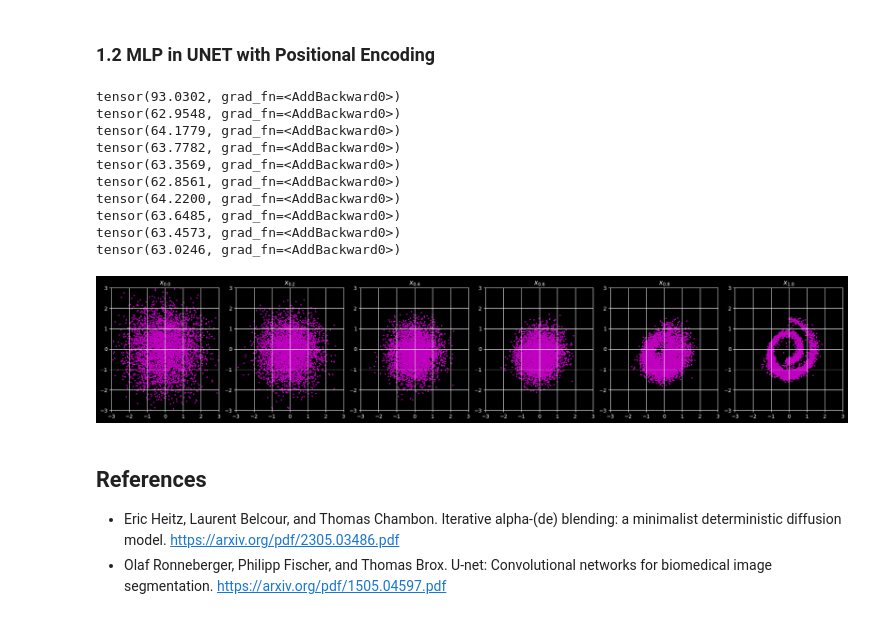
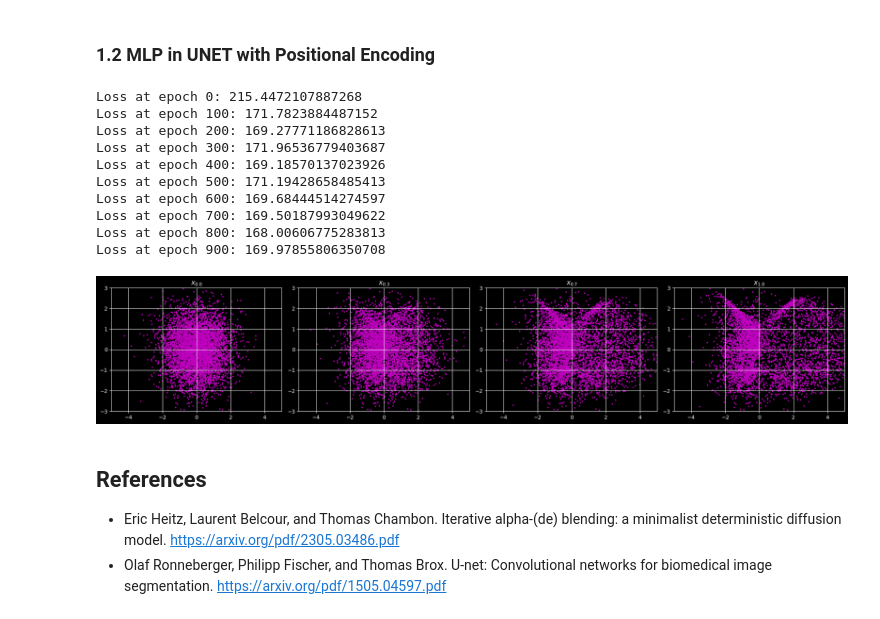
Before and after one commit to AlfredPichard/LADMG, a Jupyter notebook: introduction_notebooks/pichard_alfred/alpha_(de)blending.ipynb, the cells around one changed output. Drawn from its saved outputs; the diff is of its cells as text; code cells hidden in the pictures.

```diff
--- a/introduction_notebooks/pichard_alfred/alpha_(de)blending.ipynb
+++ b/introduction_notebooks/pichard_alfred/alpha_(de)blending.ipynb
@@ -90,17 +149,17 @@ class AlphaDeblendMLP(nn.Module):
 # %%
-BATCH_SIZE = 256
-EPOCHS = 5000
+BATCH_SIZE = 512
+EPOCHS = 20001
 LR = 0.001
 
-model = AlphaDeblendMLP()
+model = AlphaDeblendMLP(input_dim=2, hidden_dim=128, encoder_dim=2)
 optimizer = optim.Adam(model.parameters(), lr=LR)
-dataset = torch.tensor(data.T).float()
+dataset = data
 criterion = nn.MSELoss(reduction='mean')
 
 ### Train
 for epoch in range(EPOCHS):
     epoch_loss = train(model, optimizer, criterion, dataset, BATCH_SIZE)
 
-    if (epoch % 500 == 0):
-        print(epoch_loss)
+    if (epoch % 1000 == 0):
+        print(f"Loss at epoch {epoch}: {epoch_loss}")
 # %% [output]
@@ -117,6 +183,6 @@ tensor(75.9220, grad_fn=<AddBackward0>)
 # %%
-NUM_PLOTS = 5
-BATCH_SIZE = 2**12
+NUM_PLOTS = 3
+BATCH_SIZE = 5000
 fig, axs = plt.subplots(1, NUM_PLOTS+1, figsize=(20,4))
 
 with torch.no_grad():
@@ -131,7 +197,7 @@ with torch.no_grad():
             i = t//(T//NUM_PLOTS)
             axs[i].scatter(x_alpha.T[0], x_alpha.T[1], c='m', s=3)
             axs[i].set_title(f"$x_{{{'%.1f'%(alpha[0])}}}$")
-            axs[i].set_xlim([-3, 3])
+            axs[i].set_xlim([-5, 5])
             axs[i].set_ylim([-3, 3])
             axs[i].grid(True)
 
@@ -223,57 +320,57 @@ class PositionLinearUNet(nn.Module):
 # %%
 ### Hyperparamerters
-BATCH_SIZE = 256
-EPOCHS = 5000
+BATCH_SIZE = 128
+EPOCHS = 1000
 LR = 0.001
 
-position_linear_unet = PositionLinearUNet()
-optimizer = optim.Adam(position_linear_unet.parameters(), lr=LR)
+model = LinearUNet(input_dim=2, encoder_dim=2)
+optimizer = optim.Adam(model.parameters(), lr=LR)
+dataset = data
 criterion = nn.MSELoss(reduction='mean')
-dataset = torch.tensor(data.T).float()
 
 ### Train
 for epoch in range(EPOCHS):
-    epoch_loss = train(position_linear_unet, optimizer, criterion, dataset, BATCH_SIZE)
+    epoch_loss = train(model, optimizer, criterion, dataset, BATCH_SIZE)
 
-    if (epoch % 500 == 0):
-        print(epoch_loss)
+    if (epoch % 100 == 0):
+        print(f"Loss at epoch {epoch}: {epoch_loss}")
 # %% [output]
-tensor(93.0302, grad_fn=<AddBackward0>)
-tensor(62.9548, grad_fn=<AddBackward0>)
-tensor(64.1779, grad_fn=<AddBackward0>)
-tensor(63.7782, grad_fn=<AddBackward0>)
-tensor(63.3569, grad_fn=<AddBackward0>)
-tensor(62.8561, grad_fn=<AddBackward0>)
-tensor(64.2200, grad_fn=<AddBackward0>)
-tensor(63.6485, grad_fn=<AddBackward0>)
-tensor(63.4573, grad_fn=<AddBackward0>)
-tensor(63.0246, grad_fn=<AddBackward0>)
+Loss at epoch 0: 215.4472107887268
+Loss at epoch 100: 171.7823884487152
+Loss at epoch 200: 169.27771186828613
+Loss at epoch 300: 171.96536779403687
+Loss at epoch 400: 169.18570137023926
+Loss at epoch 500: 171.19428658485413
+Loss at epoch 600: 169.68444514274597
+Loss at epoch 700: 169.50187993049622
+Loss at epoch 800: 168.00606775283813
+Loss at epoch 900: 169.97855806350708
 # %%
-NUM_PLOTS = 5
-BATCH_SIZE = 2**12
+NUM_PLOTS = 3
+BATCH_SIZE = 5000
 fig, axs = plt.subplots(1, NUM_PLOTS+1, figsize=(20,4))
 
 with torch.no_grad():
     x_alpha = torch.randn(BATCH_SIZE, 2, device=device)
 
     T = 100
     for t in range(T+1):
         alpha = t/T * torch.ones(BATCH_SIZE, 1)
-        x_alpha = x_alpha + (1/T) * position_linear_unet(x_alpha, alpha)
+        x_alpha = x_alpha + (1/T) * model(x_alpha, alpha)
 
         # Visualize
         if (t % (T//NUM_PLOTS) == 0):
             i = t//(T//NUM_PLOTS)
             axs[i].scatter(x_alpha.T[0], x_alpha.T[1], c='m', s=3)
             axs[i].set_title(f"$x_{{{'%.1f'%(alpha[0])}}}$")
-            axs[i].set_xlim([-3, 3])
+            axs[i].set_xlim([-5, 5])
             axs[i].set_ylim([-3, 3])
             axs[i].grid(True)
 
     fig.tight_layout()
     plt.show()
 # %% [output]
-[figure, old version]
+[figure, new version]
 # %% [markdown]
 ## References
 - Eric Heitz, Laurent Belcour, and Thomas Chambon. Iterative alpha-(de) blending: a minimalist
```
Also changed, not shown: parts of 17 cells of this notebook.
